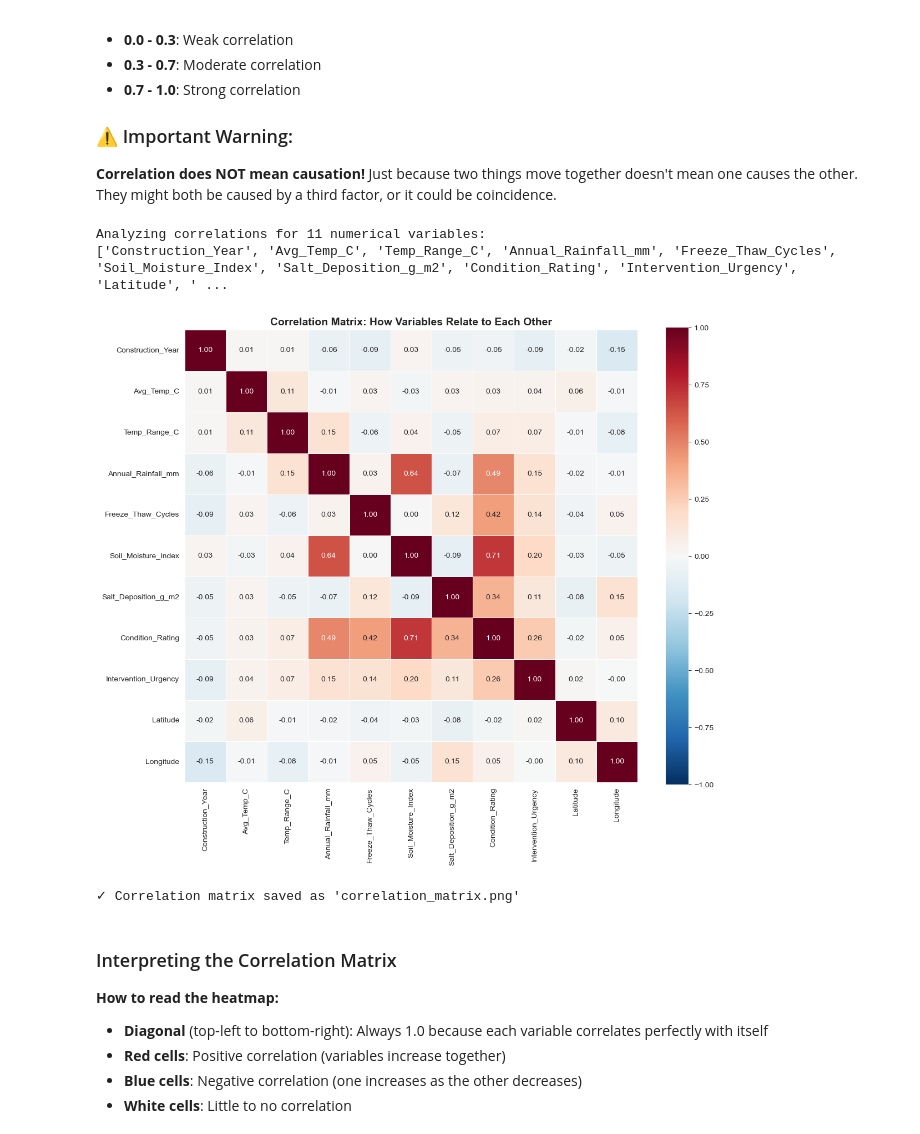
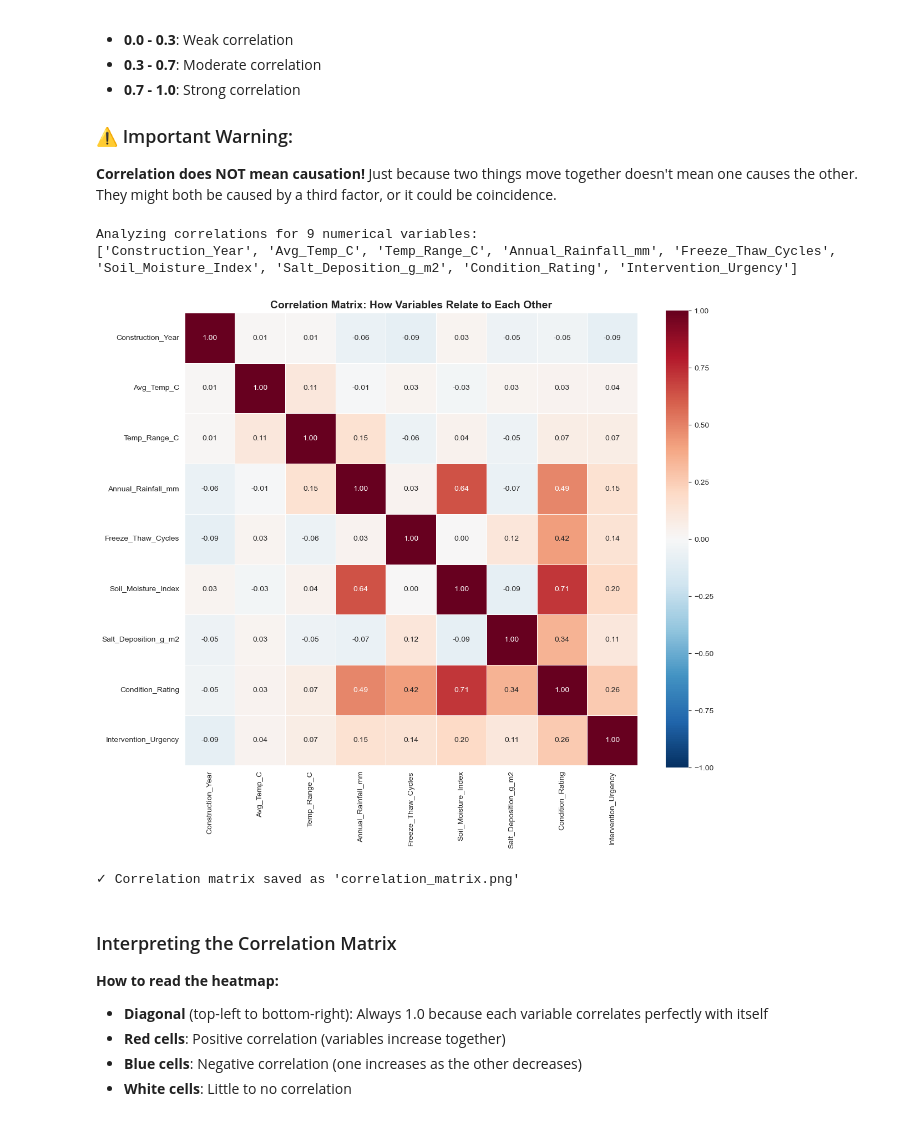
Before and after one commit to rkn2/practicePointFeatureImp, a Jupyter notebook: 01_simple_statistics.ipynb, the cells around one changed output. Cells and saved outputs as stored; diff of their text form; code cells hidden in the pictures.

Commit message:
fix notebook figure save dir and filter

```diff
--- a/01_simple_statistics.ipynb
+++ b/01_simple_statistics.ipynb
@@ -93,36 +100,36 @@ Correlation tells you **how strongly two variables move together**:
 # %%
 # Select only numerical columns for correlation
 numerical_cols = df.select_dtypes(include=[np.number]).columns.tolist()
 
 # Remove ID columns if present
-numerical_cols = [col for col in numerical_cols if 'ID' not in col.upper()]
+numerical_cols = [col for col in numerical_cols if 'ID' not in col.upper() and col not in ['Latitude', 'Longitude']]
 
 print(f"Analyzing correlations for {len(numerical_cols)} numerical variables:")
 print(numerical_cols)
 
 # Calculate correlation matrix
 correlation_matrix = df[numerical_cols].corr()
 
 # Visualize as a heatmap
 plt.figure(figsize=(12, 10))
 sns.heatmap(correlation_matrix,
             annot=True,  # Show correlation values
             fmt='.2f',   # 2 decimal places
             cmap='RdBu_r',  # Red-Blue color scheme (red=positive, blue=negative)
             center=0,    # Center colormap at zero
             vmin=-1, vmax=1,  # Scale from -1 to +1
             square=True,
             linewidths=0.5)
 plt.title('Correlation Matrix: How Variables Relate to Each Other', fontsize=14, fontweight='bold')
 plt.tight_layout()
 plt.savefig('figures/correlation_matrix.png', dpi=300, bbox_inches='tight')
 plt.show()
 
 print("\n✓ Correlation matrix saved as 'correlation_matrix.png'")
 # %% [output]
-Analyzing correlations for 11 numerical variables:
-['Construction_Year', 'Avg_Temp_C', 'Temp_Range_C', 'Annual_Rainfall_mm', 'Freeze_Thaw_Cycles', 'Soil_Moisture_Index', 'Salt_Deposition_g_m2', 'Condition_Rating', 'Intervention_Urgency', 'Latitude', ' ...
+Analyzing correlations for 9 numerical variables:
+['Construction_Year', 'Avg_Temp_C', 'Temp_Range_C', 'Annual_Rainfall_mm', 'Freeze_Thaw_Cycles', 'Soil_Moisture_Index', 'Salt_Deposition_g_m2', 'Condition_Rating', 'Intervention_Urgency']
-[figure, old version]
+[figure, new version]
 ✓ Correlation matrix saved as 'correlation_matrix.png'
 # %% [markdown]
 ### Interpreting the Correlation Matrix
```
Also changed, not shown: parts of 2 cells of this notebook, 4 other files.
